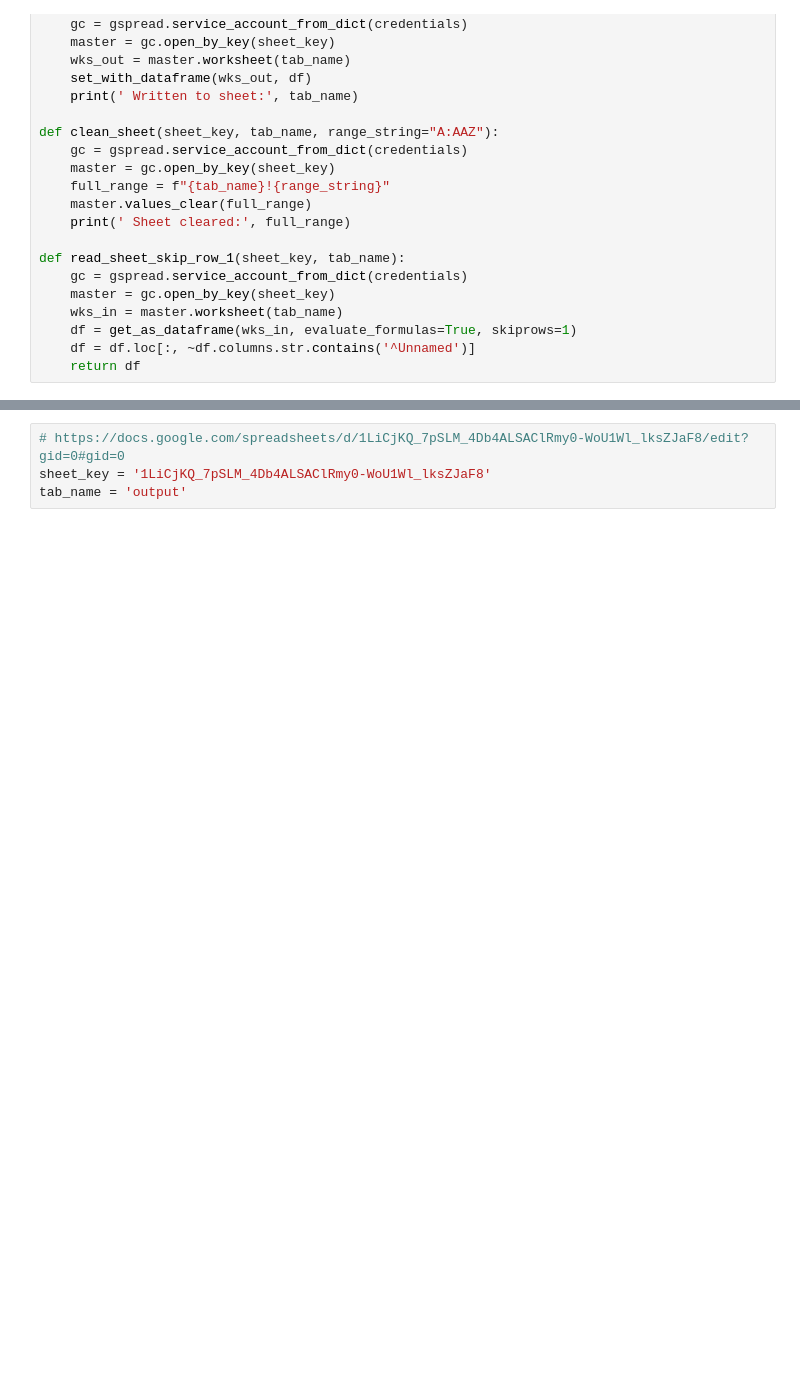
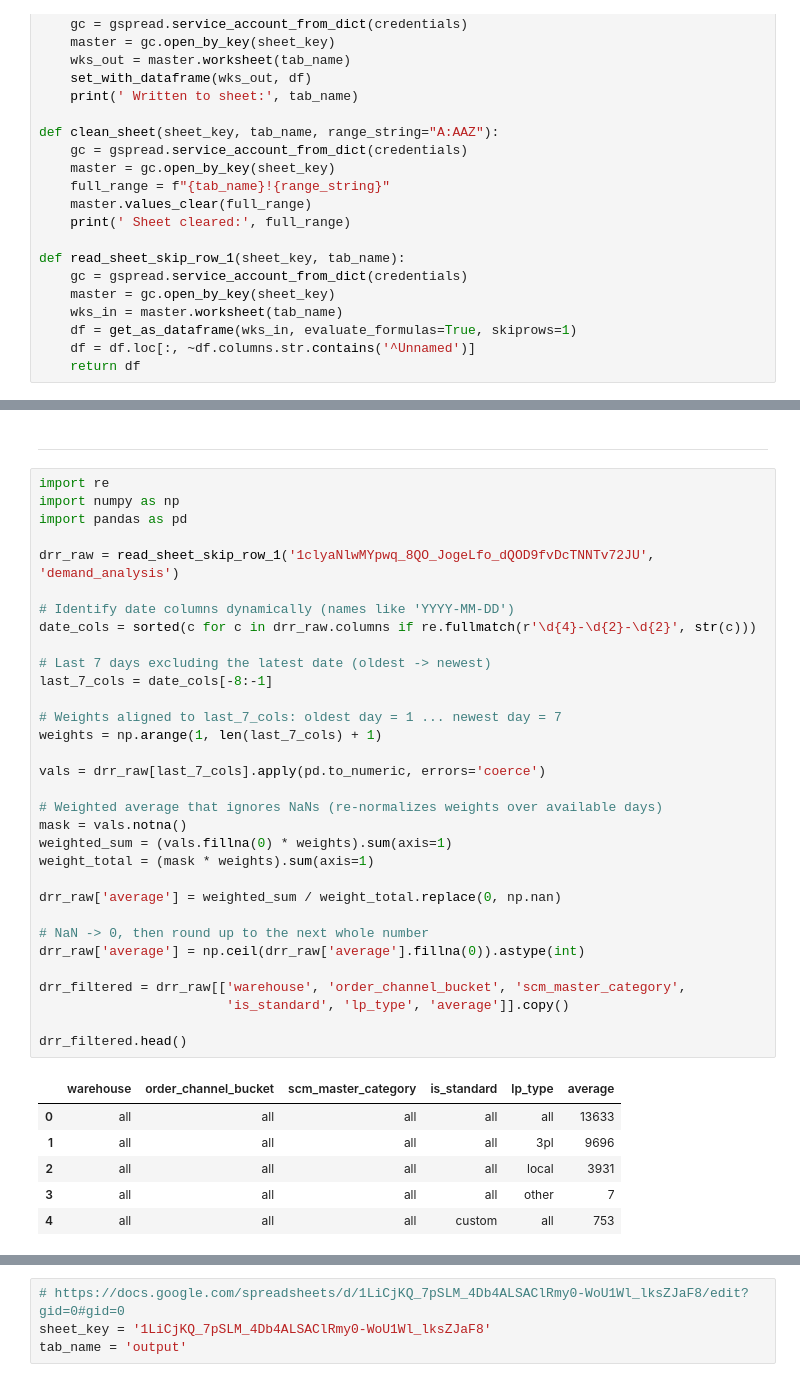
Before and after one commit to ShuvenduPritamWakefit/sto-alert-automation, a Jupyter notebook: daily_sto_alert_fetch.ipynb, the cells around one changed output, grey strips where cells are left out. Drawn from its saved outputs; the diff is of its cells as text; blank space fills up the shorter version.

```diff
--- a/daily_sto_alert_fetch.ipynb
+++ b/daily_sto_alert_fetch.ipynb
@@ -161,0 +236,41 @@ def read_sheet_skip_row_1(sheet_key, tab_name):
+# %% [markdown]
+---
+# %%
+import re
+import numpy as np
+import pandas as pd
+
+drr_raw = read_sheet_skip_row_1('1clyaNlwMYpwq_8QO_JogeLfo_dQOD9fvDcTNNTv72JU', 'demand_analysis')
+
+# Identify date columns dynamically (names like 'YYYY-MM-DD')
+date_cols = sorted(c for c in drr_raw.columns if re.fullmatch(r'\d{4}-\d{2}-\d{2}', str(c)))
+
+# Last 7 days excluding the latest date (oldest -> newest)
+last_7_cols = date_cols[-8:-1]
+
+# Weights aligned to last_7_cols: oldest day = 1 ... newest day = 7
+weights = np.arange(1, len(last_7_cols) + 1)
+
+vals = drr_raw[last_7_cols].apply(pd.to_numeric, errors='coerce')
+
+# Weighted average that ignores NaNs (re-normalizes weights over available days)
+mask = vals.notna()
+weighted_sum = (vals.fillna(0) * weights).sum(axis=1)
+weight_total = (mask * weights).sum(axis=1)
+
+drr_raw['average'] = weighted_sum / weight_total.replace(0, np.nan)
+
+# NaN -> 0, then round up to the next whole number
+drr_raw['average'] = np.ceil(drr_raw['average'].fillna(0)).astype(int)
+
+drr_filtered = drr_raw[['warehouse', 'order_channel_bucket', 'scm_master_category',
+                        'is_standard', 'lp_type', 'average']].copy()
+
+drr_filtered.head()
+# %% [output]
+|  | warehouse | order_channel_bucket | scm_master_category | is_standard | lp_type | average |
+| 0 | all | all | all | all | all | 13633 |
+| 1 | all | all | all | all | 3pl | 9696 |
+| 2 | all | all | all | all | local | 3931 |
+| 3 | all | all | all | all | other | 7 |
+| 4 | all | all | all | custom | all | 753 |
```
Also changed, not shown: parts of 35 cells of this notebook.
